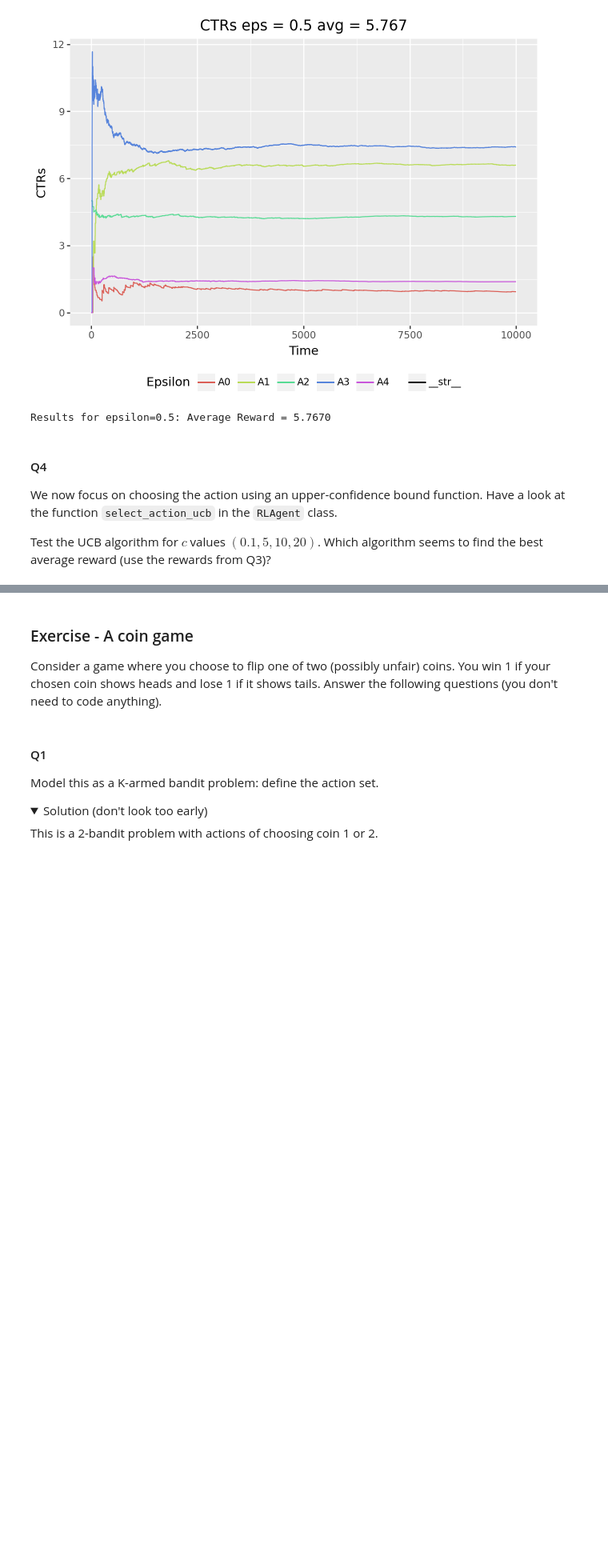
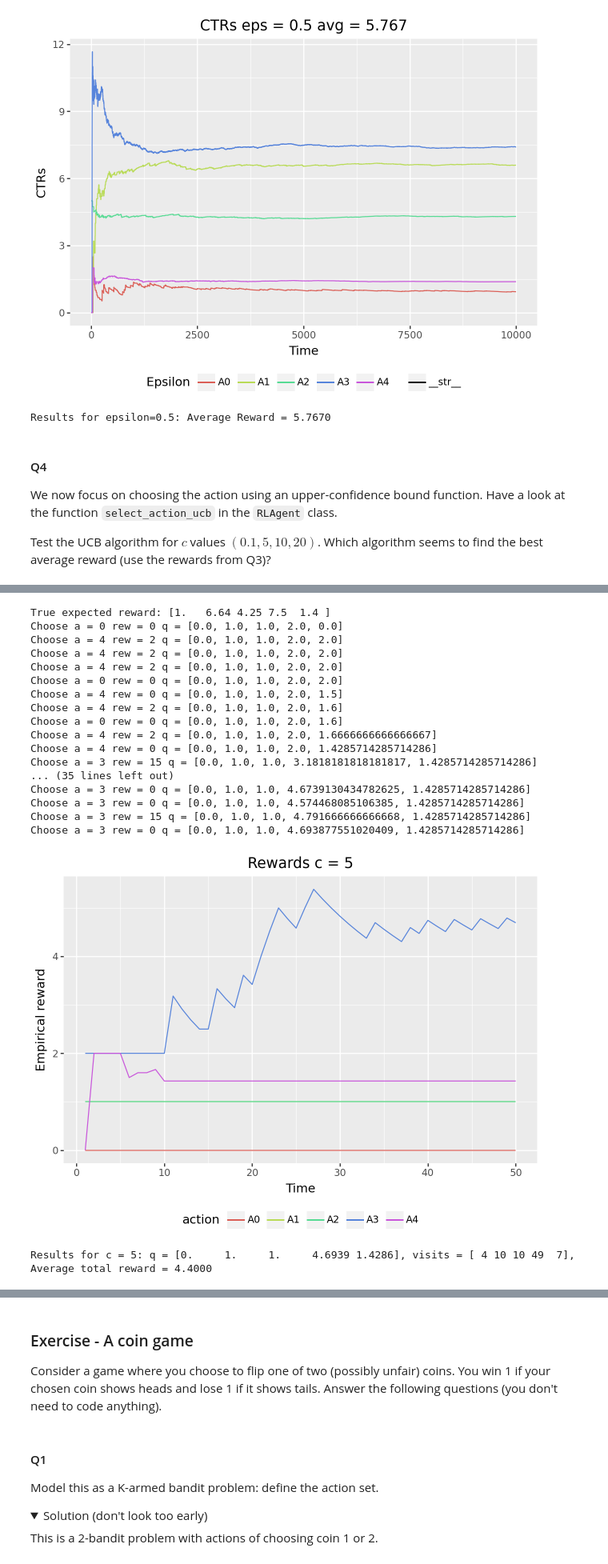
Before and after one commit to Maziger/master-reinforcement-learning, a Jupyter notebook: Notebooks/05_bandit.ipynb, the cells around one changed output, grey strips where cells are left out. Shown at 80% size. Cells and saved outputs as stored; diff of their text form; code cells hidden in the pictures; folded sections open; blank space fills up the shorter version.

```diff
--- a/Notebooks/05_bandit.ipynb
+++ b/Notebooks/05_bandit.ipynb
@@ -1136,26 +1220,104 @@ Modify your UCB learning algorithm (set $c$ and modify initial $q$ and $n$ value
 # %%
 ## Your solution here
 
 def test_ucb_with_plot(env, initial_q, initial_n, steps=50, c=5):
     """
     Tests the performance of the epsilon-greedy bandit algorithm and plots estimated CTRs.
 
     Args:
         env: RL environment
         initial_q: Initial estimated Q-values (CTRs) for each ad.
         initial_n: Initial number of times each ad has been visited.
         steps (int): The total number of time steps (users) for the simulation.
         c (float): The parameter for UCB.
 
     Returns:
         dict: A dictionary containing:
               - 'q': The final estimated Q-values (CTRs) for each ad.
               - 'visits': The number of times each ad has been visited.
               - 'avg_reward': The average reward (clicks) per user over the simulation.
               - 'plt': The plotnine plot of estimated CTRs over time.
 
     """
-    # ___
+    ## Your solution here
+
+    # Initialize agent
+    agent = RLAgent(k=env.k) # We replaced k=5 with k=env.k to portray the number of ads in a more flexible way (.k is calling the number of ads from the environment earlier)
+
+    # Overwrite the agent's default with the adjusted insider information
+    agent.qV = initial_q
+    agent.nV = initial_n
+
+    # Initialize the total reward accumulated over the simulation.
+    total_reward = 0
+
+    # Initialize a list to store Q-values (CTR estimates) at each time step for the plot
+    q_values_history = []
+
+    for t in range(steps):
+      a = agent.select_action_ucb(c, t)
+      r = env.reward(a)
+      total_reward += r
+      agent.update_q(a, r)
+      print("Choose a =", a, "rew =", r, "q =", agent.qV.tolist()) # Shows step by step the process of the algorithm
+      q_values_history.append(agent.qV.copy()) # save current estimates
+
+    # Calculate CTR across all interactions
+    average_reward = total_reward / steps
+
+    # Convert the q_values_history to dataframe for plotting
+    q_values_df = pd.DataFrame(q_values_history, columns=[f'A{i}' for i in range(env.k)])
+    q_values_df['t'] = range(1, steps + 1)
+
+    # melt() transforms from wide format to long format
+    # we need long format for creating multiple lines on one plot
+    dat = q_values_df.melt(id_vars='t', var_name='action', value_name='ctr')
+
+    # Create the plot
+    pt1 = (
+        ggplot(dat, aes(x='t', y='ctr', color='action'))
+        + geom_line()
+        + labs(y='Empirical reward', x='Time', title=f'Rewards c = {c}', color='action')
+        + theme(legend_position='bottom')
+    )
+
+    # Must return the values as described in the dict: q, visits and avg_reward
+    return{'q': agent.qV, 'visits': agent.nV, 'avg_reward': average_reward, 'plt': pt1}
+
+# Reproduceability
+random.seed(3527)
+np.random.seed(3527)
+
+# Set the same rewards as before
+env = RLAdEnv(rewards=(10, 8, 5, 15, 2))
+
+# Print true expected rewards for reference when interpreting the results
+print("True expected reward:", np.array(env.pr_succes) * np.array(env.rewards))
+
+# Run with the tips included
+results = test_ucb_with_plot(env, initial_q = np.array([0, 1.0, 1.0, 2.0, 0]), initial_n = np.array([0, 10, 10, 10, 0]), c= 5)
+results['plt'].show()
+print(f"Results for c = 5: q = {results['q']}, visits = {results['visits']}, Average total reward = {results['avg_reward']:.4f}")
+# %% [output]
+True expected reward: [1.   6.64 4.25 7.5  1.4 ]
+Choose a = 0 rew = 0 q = [0.0, 1.0, 1.0, 2.0, 0.0]
+Choose a = 4 rew = 2 q = [0.0, 1.0, 1.0, 2.0, 2.0]
+Choose a = 4 rew = 2 q = [0.0, 1.0, 1.0, 2.0, 2.0]
+Choose a = 4 rew = 2 q = [0.0, 1.0, 1.0, 2.0, 2.0]
+Choose a = 0 rew = 0 q = [0.0, 1.0, 1.0, 2.0, 2.0]
+Choose a = 4 rew = 0 q = [0.0, 1.0, 1.0, 2.0, 1.5]
+Choose a = 4 rew = 2 q = [0.0, 1.0, 1.0, 2.0, 1.6]
+Choose a = 0 rew = 0 q = [0.0, 1.0, 1.0, 2.0, 1.6]
+Choose a = 4 rew = 2 q = [0.0, 1.0, 1.0, 2.0, 1.6666666666666667]
+Choose a = 4 rew = 0 q = [0.0, 1.0, 1.0, 2.0, 1.4285714285714286]
+Choose a = 3 rew = 15 q = [0.0, 1.0, 1.0, 3.1818181818181817, 1.4285714285714286]
+... (35 lines left out)
+Choose a = 3 rew = 0 q = [0.0, 1.0, 1.0, 4.6739130434782625, 1.4285714285714286]
+Choose a = 3 rew = 0 q = [0.0, 1.0, 1.0, 4.574468085106385, 1.4285714285714286]
+Choose a = 3 rew = 15 q = [0.0, 1.0, 1.0, 4.791666666666668, 1.4285714285714286]
+Choose a = 3 rew = 0 q = [0.0, 1.0, 1.0, 4.693877551020409, 1.4285714285714286]
+[figure, added]
+Results for c = 5: q = [0.     1.     1.     4.6939 1.4286], visits = [ 4 10 10 49  7], Average total reward = 4.4000
 # %%
 #@title Solution (don't look too early)
 
```
Also changed, not shown: parts of 9 cells of this notebook.
